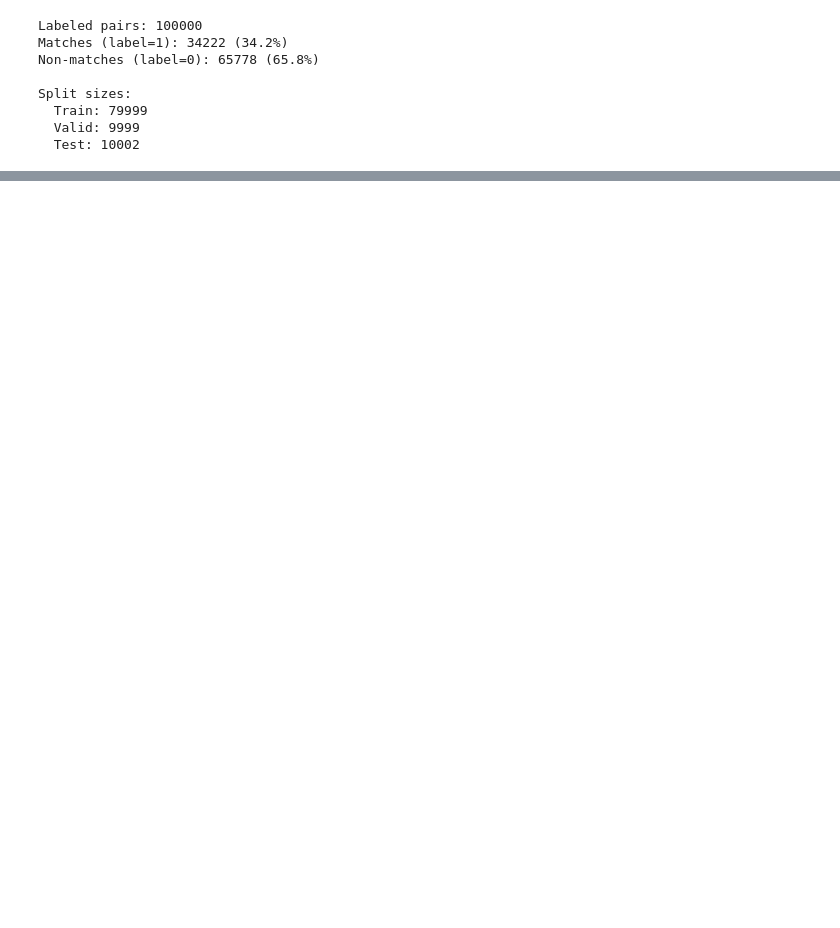
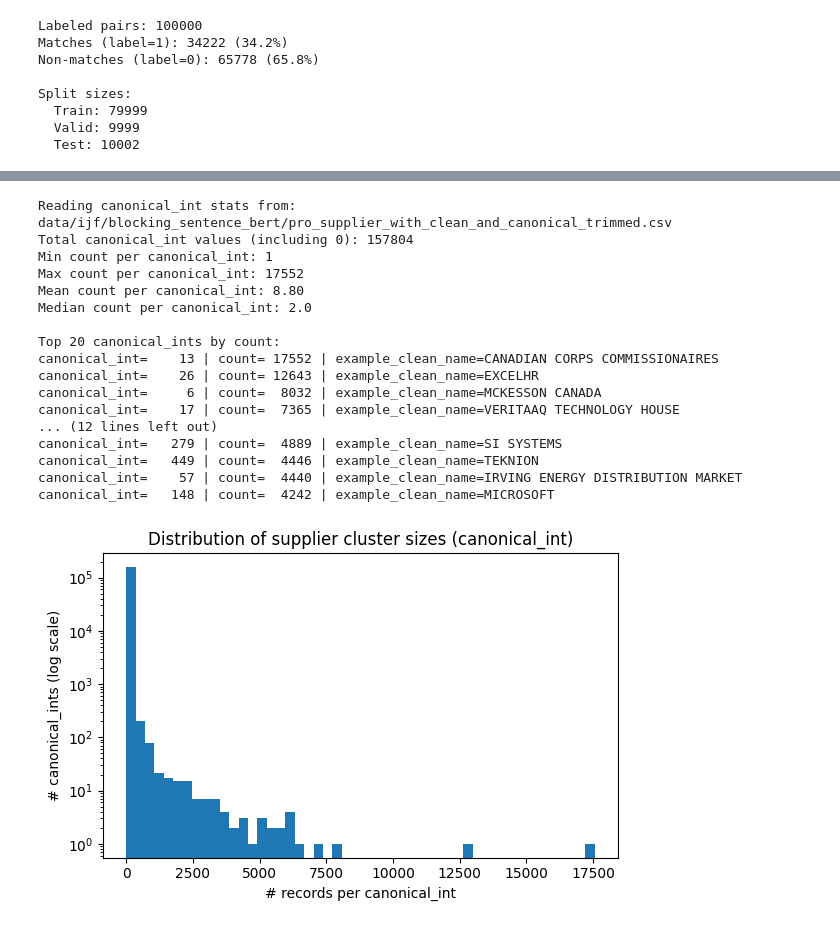
Before and after one commit to himans-iitk/Ditto, a Jupyter notebook: ditto_entity_resolution.ipynb, the cells around one changed output, grey strips where cells are left out. Drawn from its saved outputs; the diff is of its cells as text; code cells hidden in the pictures; blank space fills up the shorter version.

```diff
--- a/ditto_entity_resolution.ipynb
+++ b/ditto_entity_resolution.ipynb
@@ -1043,0 +1735,72 @@ NameError: name 'evaluate_da' is not defined
+# %%
+# Analysis C: Canonical_int statistics from CSV (count and example clean_supplier_name)
+
+import csv
+import re
+from collections import defaultdict
+
+# Reuse CSV_PATH_BLOCKING from the earlier BERT-blocking section if available
+try:
+    csv_path = CSV_PATH_BLOCKING
+except NameError:
+    csv_path = os.path.join(DITTO_DIR, "data/ijf/blocking_sentence_bert/pro_supplier_with_clean_and_canonical_trimmed.csv")
+
+print(f"Reading canonical_int stats from: {csv_path}")
+
+canon_counts = defaultdict(int)
+canon_example_name = {}
+
+pattern_name = re.compile(r"COL\s+clean_supplier_name\s+VAL\s+(.*?)(?=\s+COL\s+|\s*$)")
+
+for (idx, rec_str), cid in zip(records_blocking, canonical_ints):
+    cid = int(cid)
+    canon_counts[cid] += 1
+    if cid not in canon_example_name:
+        m = pattern_name.search(rec_str)
+        name = m.group(1).strip() if m else ""
+        canon_example_name[cid] = name
+
+n_canon = len(canon_counts)
+print(f"Total canonical_int values (including 0): {n_canon}")
+
+# Basic distribution stats
+counts_arr = np.array(list(canon_counts.values()))
+print(f"Min count per canonical_int: {counts_arr.min()}")
+print(f"Max count per canonical_int: {counts_arr.max()}")
+print(f"Mean count per canonical_int: {counts_arr.mean():.2f}")
+print(f"Median count per canonical_int: {np.median(counts_arr):.1f}")
+
+# Show top 20 canonical_ints by size
+print("\nTop 20 canonical_ints by count:")
+for cid, cnt in sorted(canon_counts.items(), key=lambda x: x[1], reverse=True)[:20]:
+    name = canon_example_name.get(cid, "")
+    print(f"canonical_int={cid:6d} | count={cnt:6d} | example_clean_name={name}")
+
+# Optional: histogram of canonical_int sizes
+plt.figure(figsize=(6, 4))
+plt.hist(counts_arr, bins=50)
+plt.yscale("log")
+plt.xlabel("# records per canonical_int")
+plt.ylabel("# canonical_ints (log scale)")
+plt.title("Distribution of supplier cluster sizes (canonical_int)")
+plt.tight_layout()
+plt.show()
+# %% [output]
+Reading canonical_int stats from: data/ijf/blocking_sentence_bert/pro_supplier_with_clean_and_canonical_trimmed.csv
+Total canonical_int values (including 0): 157804
+Min count per canonical_int: 1
+Max count per canonical_int: 17552
+Mean count per canonical_int: 8.80
+Median count per canonical_int: 2.0
+
+Top 20 canonical_ints by count:
+canonical_int=    13 | count= 17552 | example_clean_name=CANADIAN CORPS COMMISSIONAIRES
+canonical_int=    26 | count= 12643 | example_clean_name=EXCELHR
+canonical_int=     6 | count=  8032 | example_clean_name=MCKESSON CANADA
+canonical_int=    17 | count=  7365 | example_clean_name=VERITAAQ TECHNOLOGY HOUSE
+... (12 lines left out)
+canonical_int=   279 | count=  4889 | example_clean_name=SI SYSTEMS
+canonical_int=   449 | count=  4446 | example_clean_name=TEKNION
+canonical_int=    57 | count=  4440 | example_clean_name=IRVING ENERGY DISTRIBUTION MARKET
+canonical_int=   148 | count=  4242 | example_clean_name=MICROSOFT
+[figure, added]
```
Also changed, not shown: parts of 34 cells of this notebook.
